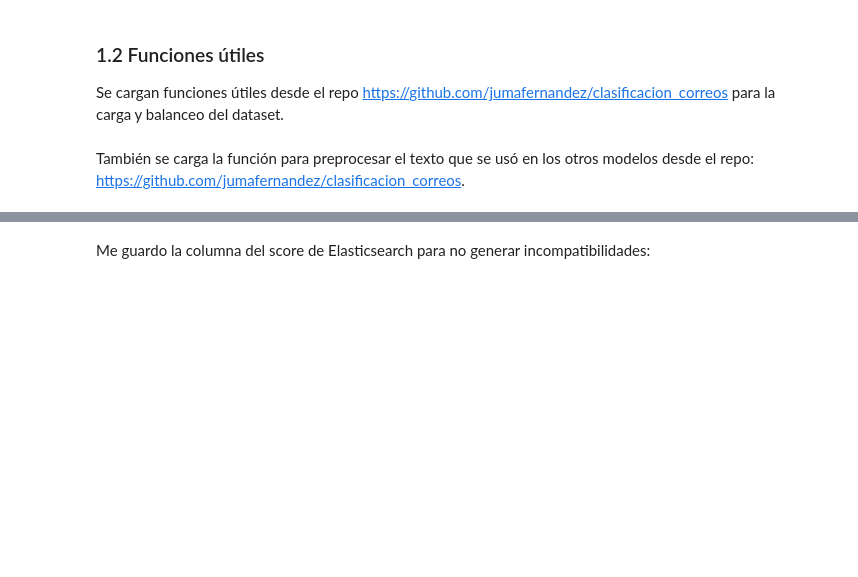
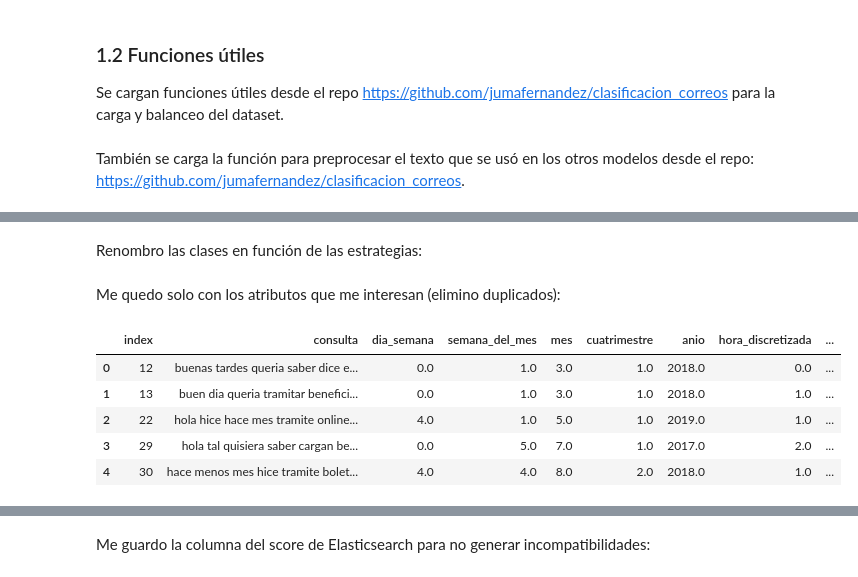
Before and after one commit to jumafernandez/clasificacion_correos, a Jupyter notebook: notebooks/jaiio/03-modelos/05-ensamble+svm.ipynb, the cells around one changed output, grey strips where cells are left out. Saved outputs shown, nothing was run; the diff lists cells and outputs as text; code cells hidden in the pictures; blank space fills up the shorter version.

```diff
--- a/notebooks/jaiio/03-modelos/05-ensamble+svm.ipynb
+++ b/notebooks/jaiio/03-modelos/05-ensamble+svm.ipynb
@@ -152,0 +171,14 @@ Existen 16 clases: ['Boleto Universitario' 'Cambio de Carrera' 'Cambio de Comisi
+# %%
+if len(estrategias_feature_extraction)==3:
+
+  # Chequeo sobre si los archivos están en el working directory
+  download_files = not(path.exists(TRAIN_FILE_E2))
+
+  df_e2, test_df, etiquetas = cargar_dataset(DS_DIR, TRAIN_FILE_E2, TEST_FILE, download_files, 'clase', etiquetas, CANTIDAD_CLASES, 'Otras Consultas')
+
+  # Se ejecuta el preprocesamiento de correos sobre el campo Consulta de train y test
+  import pandas as pd
+  df_e2['consulta'] = pd.Series(preprocesar_correos(df_e2['consulta']))
+
+  # Muestro salida por consola
+  print('Existen {} clases: {}.'.format(len(df_e2.clase.unique()), df_e2.clase.unique()))
@@ -231,5 +223,8 @@ Existen 16 clases: ['Boleto Universitario' 'Problemas con la Clave' 'Cursadas'
 # %%
 import pandas as pd
 
-df_aux = pd.merge(df_lr, df_ss3, on='consulta', how='left')
-df_join = pd.merge(df_aux, df_tfidf, on='consulta', how='left')
+df_join = pd.merge(df_e0, df_e1, on='consulta', how='left')
+
+# Si están las 3 estrategias, se incorpora también la 3era
+if len(estrategias_feature_extraction)==3:
+  df_join = pd.merge(df_join, df_e2, on='consulta', how='left')
@@ -262,11 +250,25 @@ Index(['consulta', 'dia_semana_x', 'semana_del_mes_x', 'mes_x',
-# %%
-df_join =df_join[['consulta', 'dia_semana', 'semana_del_mes', 'mes', 'cuatrimestre',
-                  'anio', 'hora_discretizada', 'dni_discretizado', 'legajo_discretizado',
-                  'posee_legajo', 'posee_telefono', 'carrera_valor', 'proveedor_correo',
-                  'cantidad_caracteres', 'proporcion_mayusculas', 'proporcion_letras',
-                  'cantidad_tildes', 'cantidad_palabras', 'cantidad_palabras_cortas',
-                  'proporcion_palabras_distintas', 'frecuencia_signos_puntuacion',
-                  'cantidad_oraciones', 'utiliza_codigo_asignatura', 'score', 'clase_lr', 'clase_ss3', 'clase_tfidf']]
+# %% [markdown]
+Renombro las clases en función de las estrategias:
+# %%
+if len(estrategias_feature_extraction)==3:
+  df_join.rename(columns={'clase_x': 'clase_e0', 'clase_y': 'clase_e1', 'clase': 'clase_e2'}, inplace=True)
+else:
+  df_join.rename(columns={'clase_x': 'clase_e0', 'clase': 'clase_e2'}, inplace=True)
+
+print(df_join.columns)
+# %% [markdown]
+Me quedo solo con los atributos que me interesan (elimino duplicados):
+# %%
+df_join =df_join[atributos_df].reset_index()
+
+df_join.head()
+# %% [output]
+|  | index | consulta | dia_semana | semana_del_mes | mes | cuatrimestre | anio | hora_discretizada | ... |
+| 0 | 12 | buenas tardes queria saber dice e... | 0.0 | 1.0 | 3.0 | 1.0 | 2018.0 | 0.0 | ... |
+| 1 | 13 | buen dia queria tramitar benefici... | 0.0 | 1.0 | 3.0 | 1.0 | 2018.0 | 1.0 | ... |
+| 2 | 22 | hola hice hace mes tramite online... | 4.0 | 1.0 | 5.0 | 1.0 | 2019.0 | 1.0 | ... |
+| 3 | 29 | hola tal quisiera saber cargan be... | 0.0 | 5.0 | 7.0 | 1.0 | 2017.0 | 2.0 | ... |
+| 4 | 30 | hace menos mes hice tramite bolet... | 4.0 | 4.0 | 8.0 | 2.0 | 2018.0 | 1.0 | ... |
 # %%
 df_join.shape
 # %% [output]
```
Also changed, not shown: parts of 34 cells of this notebook.
